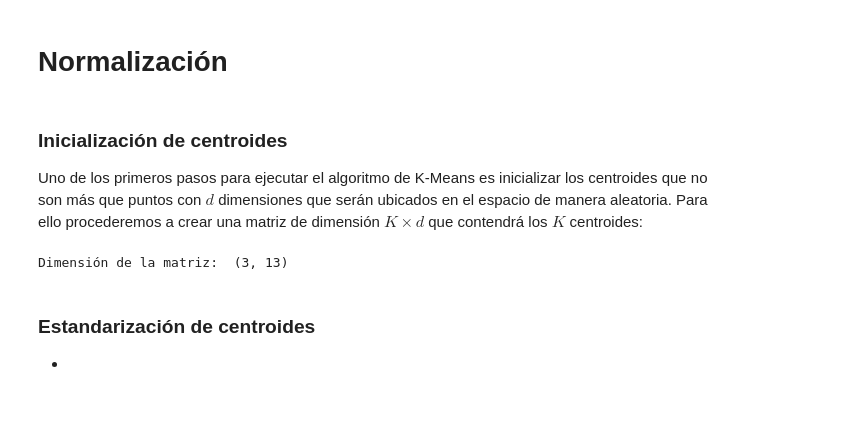
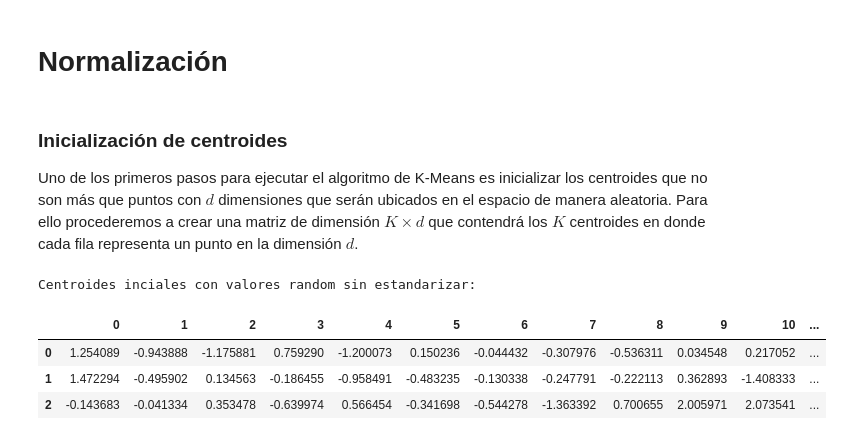
Before and after one commit to MonicaCabanas23/artificial-intelligence-course, a Jupyter notebook: Tareas/k-means-homework/Clustering_Homework.ipynb, the cells around one changed output. Saved outputs shown, nothing was run; the diff lists cells and outputs as text; code cells hidden in the pictures; blank space fills up the shorter version.

Commit message:
:sparkles: Add: standarization of centroids

```diff
--- a/Tareas/k-means-homework/Clustering_Homework.ipynb
+++ b/Tareas/k-means-homework/Clustering_Homework.ipynb
@@ -63,14 +63,16 @@ plot_data(data.columns[0], data.columns[1])
 # %% [markdown]
 ### Inicialización de centroides
 
-Uno de los primeros pasos para ejecutar el algoritmo de K-Means es inicializar los centroides que no son más que puntos con $ d $ dimensiones que serán ubicados en el espacio de manera aleatoria. Para ello procederemos a crear una matriz de dimensión $K \times d$ que contendrá los $ K $ centroides:
+Uno de los primeros pasos para ejecutar el algoritmo de K-Means es inicializar los centroides que no son más que puntos con $ d $ dimensiones que serán ubicados en el espacio de manera aleatoria. Para ello procederemos a crear una matriz de dimensión $K \times d$ que contendrá los $ K $ centroides en donde cada fila representa un punto en la dimensión $d$.
 # %%
 K = 3
 centroids = np.random.randn(K, data.shape[1])
-print('Dimensión de la matriz: ' , centroids.shape)
+print("Centroides inciales con valores random sin estandarizar:")
+centroids_df = pd.DataFrame(centroids)
+centroids_df.head(K)
 # %% [output]
-Dimensión de la matriz:  (3, 13)
+Centroides inciales con valores random sin estandarizar:
+|  | 0 | 1 | 2 | 3 | 4 | 5 | 6 | 7 | 8 | 9 | 10 | ... |
+| 0 | 1.254089 | -0.943888 | -1.175881 | 0.759290 | -1.200073 | 0.150236 | -0.044432 | -0.307976 | -0.536311 | 0.034548 | 0.217052 | ... |
+| 1 | 1.472294 | -0.495902 | 0.134563 | -0.186455 | -0.958491 | -0.483235 | -0.130338 | -0.247791 | -0.222113 | 0.362893 | -1.408333 | ... |
+| 2 | -0.143683 | -0.041334 | 0.353478 | -0.639974 | 0.566454 | -0.341698 | -0.544278 | -1.363392 | 0.700655 | 2.005971 | 2.073541 | ... |
-# %% [markdown]
-### Estandarización de centroides
-
-*
```
Also changed, not shown: parts of 6 cells of this notebook.
